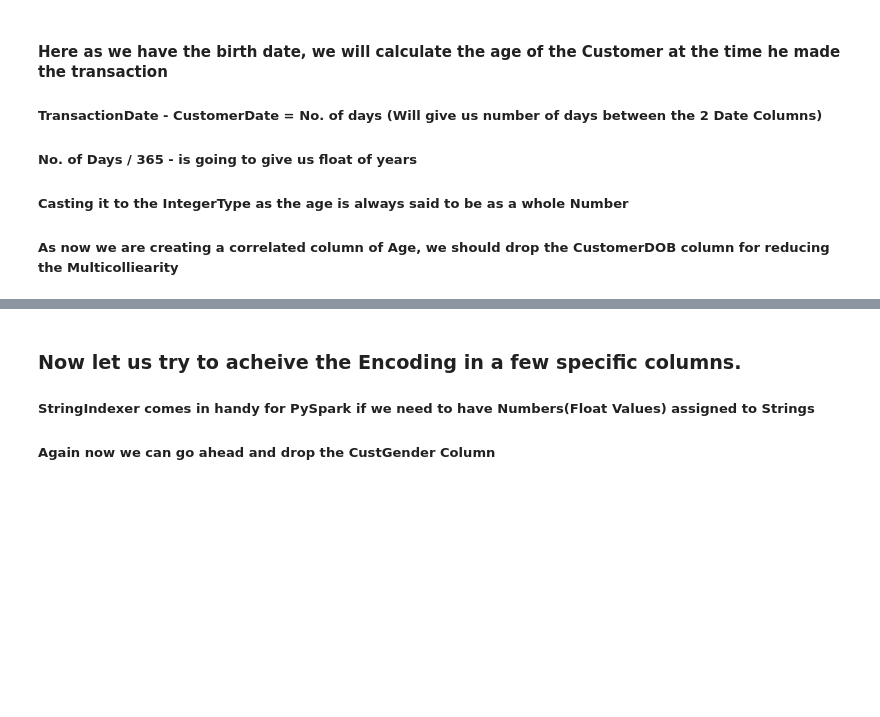
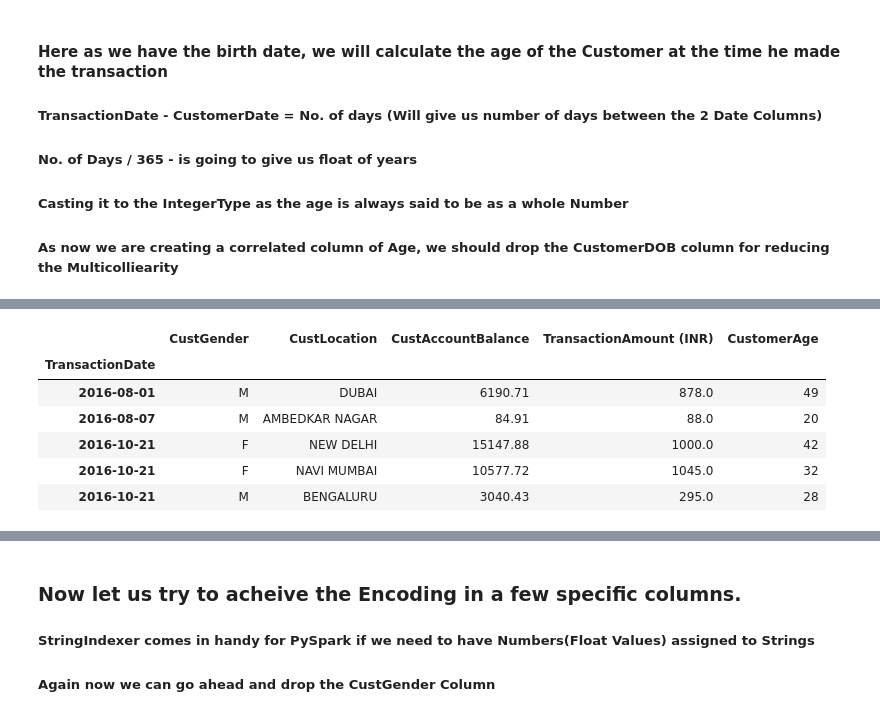
Before and after one commit to DSPiyush/BankCustomerSegmentation, a Jupyter notebook: Proejct_iter_1.ipynb, the cells around one changed output, grey strips where cells are left out. Saved outputs shown, nothing was run; the diff lists cells and outputs as text; code cells hidden in the pictures; blank space fills up the shorter version.

```diff
--- a/Proejct_iter_1.ipynb
+++ b/Proejct_iter_1.ipynb
@@ -136,0 +346,10 @@ only showing top 5 rows
+# %%
+df2.head()
+# %% [output]
+|  | CustGender | CustLocation | CustAccountBalance | TransactionAmount (INR) | CustomerAge |
+| TransactionDate |  |  |  |  |  |
+| 2016-08-01 | M | DUBAI | 6190.71 | 878.0 | 49 |
+| 2016-08-07 | M | AMBEDKAR NAGAR | 84.91 | 88.0 | 20 |
+| 2016-10-21 | F | NEW DELHI | 15147.88 | 1000.0 | 42 |
+| 2016-10-21 | F | NAVI MUMBAI | 10577.72 | 1045.0 | 32 |
+| 2016-10-21 | M | BENGALURU | 3040.43 | 295.0 | 28 |
```
Also changed, not shown: parts of 69 cells of this notebook, 1 other file.
